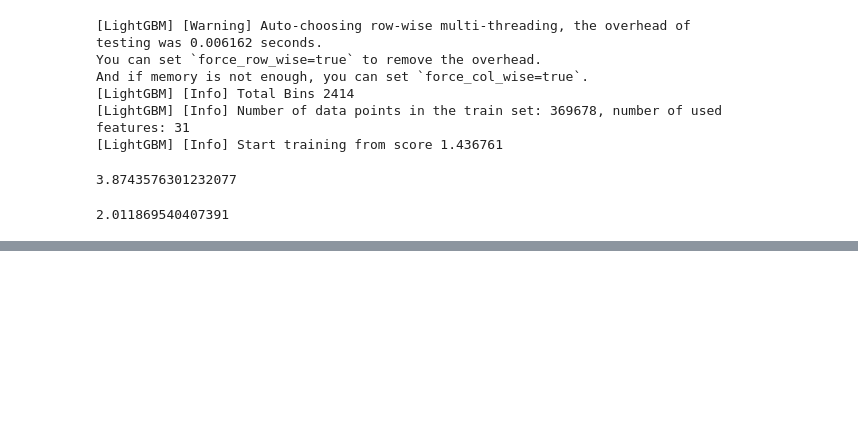
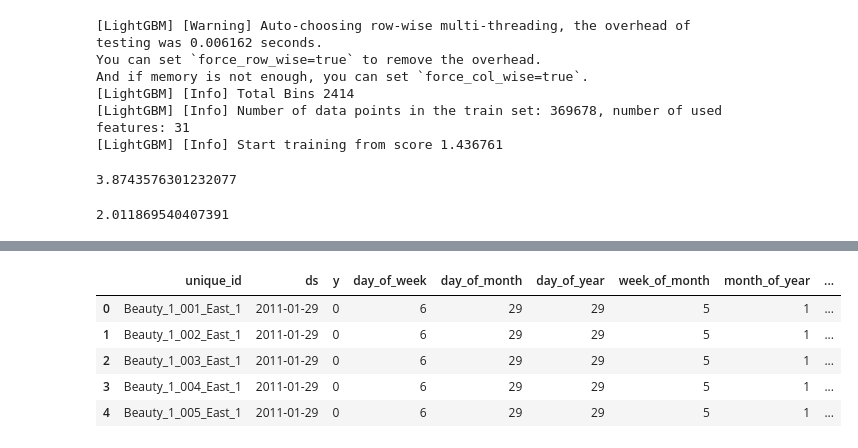
Before and after one commit to TristanKoh/ads-final-project, a Jupyter notebook: code/ml_feature_engineering.ipynb, the cells around one changed output, grey strips where cells are left out. Cells and saved outputs as stored; diff of their text form; code cells hidden in the pictures; blank space fills up the shorter version.

```diff
--- a/code/ml_feature_engineering.ipynb
+++ b/code/ml_feature_engineering.ipynb
@@ -260,0 +285,31 @@ print(np.sqrt(mean_squared_error(sampled_df_subset["units_sold"].iloc[-21:], fc)
+# %%
+# Convert to appropriate datatypes
+df_train["id"] = df_train["id"].astype("string")
+df_train["item_id"] = df_train["item_id"].astype("string")
+df_train["subcat_id"] = df_train["subcat_id"].astype("string")
+df_train["category_id"] = df_train["category_id"].astype("string")
+df_train["store_id"] = df_train["store_id"].astype("string")
+df_train["region_id"] = df_train["region_id"].astype("string")
+
+# Change dtypes
+df_cal["date"] = pd.to_datetime(df_cal["date"])
+df_cal["weekday"] = df_cal["weekday"].astype("string")
+df_cal["d"] = df_cal["d"].astype("string")
+df_cal["wm_yr_wk"] = df_cal["wm_yr_wk"].astype(int)
+
+# Add column with months in string
+month_names_ls = ["Jan", "Feb", "Mar", "Apr", "May", "Jun", "Jul", "Aug", "Sep", "Oct", "Nov", "Dec"]
+month_int_ls = list(range(1, 13))
+month_names_dict = {month_int_ls[i]: month_names_ls[i] for i in range(len(month_int_ls))}
+
+df_cal["month_name"] = df_cal["month"].replace(month_names_dict)
+
+df_dates["d"] = df_dates["d"].astype("string")
+df_dates["date"] = pd.to_datetime(df_dates["date"])
+# %%
+dates_dict = dict(zip(list(df_dates["d"]), list(df_dates["date"])))
+df_train_dates = df_train.rename(dates_dict, axis = 1)
+
+df_naive_train = df_train_dates[["id"] + list(df_train_dates.columns[6:])].melt(id_vars = ["id"], var_name= "ds", value_name = "y")
+df_naive_train = df_naive_train.rename(columns = {"id":"unique_id"})
+df_naive_train.head()
@@ -260,0 +323,18 @@ print(np.sqrt(mean_squared_error(sampled_df_subset["units_sold"].iloc[-21:], fc)
+# %%
+# Create time based metrics
+df_naive_train['day_of_week'] = df_naive_train['ds'].dt.dayofweek + 1
+df_naive_train['day_of_month'] = df_naive_train['ds'].dt.day
+df_naive_train['day_of_year'] = df_naive_train['ds'].dt.dayofyear
+df_naive_train['week_of_month'] = (df_naive_train['ds'].dt.day - 1) // 7 + 1
+df_naive_train['month_of_year'] = df_naive_train['ds'].dt.month
+# %%
+df_naive_train['week_of_year'] = pd.to_datetime(df_naive_train['ds']).dt.strftime('%U').astype(int)
+# %%
+df_naive_train.head()
+# %% [output]
+|  | unique_id | ds | y | day_of_week | day_of_month | day_of_year | week_of_month | month_of_year | ... |
+| 0 | Beauty_1_001_East_1 | 2011-01-29 | 0 | 6 | 29 | 29 | 5 | 1 | ... |
+| 1 | Beauty_1_002_East_1 | 2011-01-29 | 0 | 6 | 29 | 29 | 5 | 1 | ... |
+| 2 | Beauty_1_003_East_1 | 2011-01-29 | 0 | 6 | 29 | 29 | 5 | 1 | ... |
+| 3 | Beauty_1_004_East_1 | 2011-01-29 | 0 | 6 | 29 | 29 | 5 | 1 | ... |
+| 4 | Beauty_1_005_East_1 | 2011-01-29 | 0 | 6 | 29 | 29 | 5 | 1 | ... |
```
Also changed, not shown: parts of 21 cells of this notebook.
